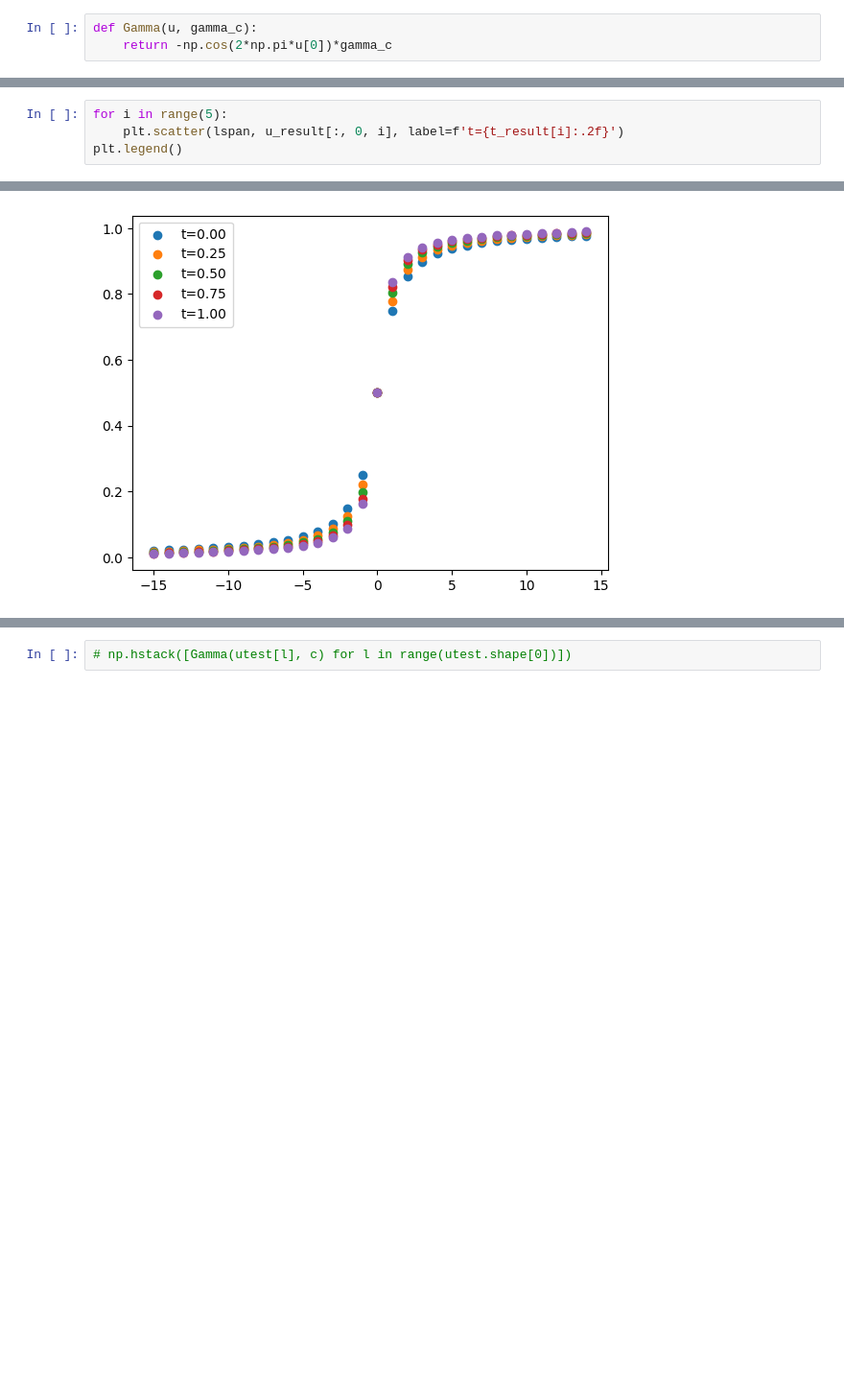
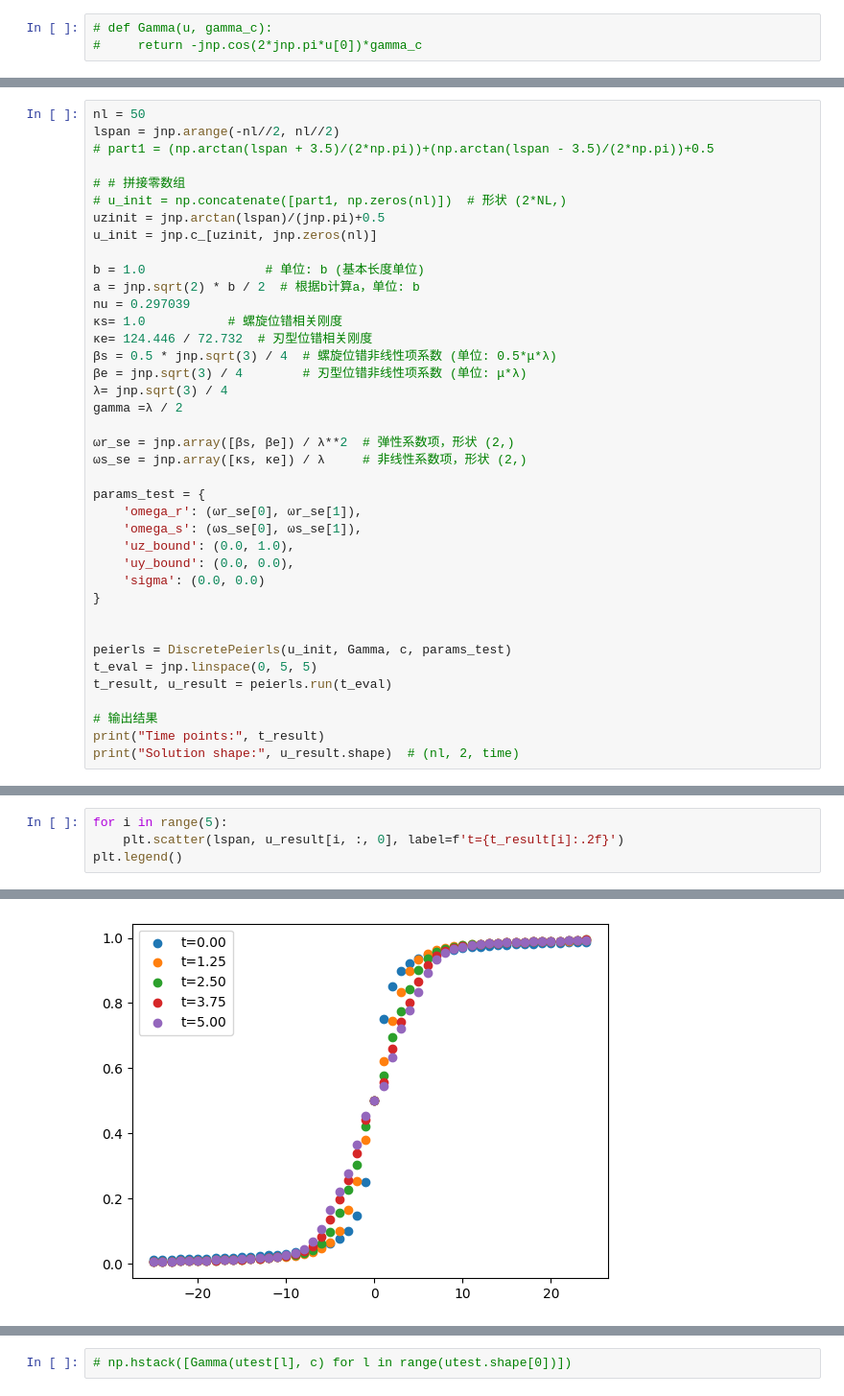
Before and after one commit to huxiangshenghxs/DPFMD, a Jupyter notebook: test.ipynb, the cells around one changed output, grey strips where cells are left out. Shown: that part at 96% size. Cells and saved outputs as stored; diff of their text form; blank space fills up the shorter version.

```diff
--- a/test.ipynb
+++ b/test.ipynb
@@ -8,4 +7,4 @@ from matplotlib import pyplot as plt
 # %%
-def Gamma(u, gamma_c):
-    return -np.cos(2*np.pi*u[0])*gamma_c
+# def Gamma(u, gamma_c):
+#     return -jnp.cos(2*jnp.pi*u[0])*gamma_c
 # %%
@@ -52,0 +182,39 @@ t_result, u_result = peierls.run(t_span, t_eval)
+# %%
+nl = 50
+lspan = jnp.arange(-nl//2, nl//2)
+# part1 = (np.arctan(lspan + 3.5)/(2*np.pi))+(np.arctan(lspan - 3.5)/(2*np.pi))+0.5
+
+# # 拼接零数组
+# u_init = np.concatenate([part1, np.zeros(nl)])  # 形状 (2*NL,)
+uzinit = jnp.arctan(lspan)/(jnp.pi)+0.5
+u_init = jnp.c_[uzinit, jnp.zeros(nl)]
+
+b = 1.0                # 单位: b (基本长度单位)
+a = jnp.sqrt(2) * b / 2  # 根据b计算a，单位: b
+nu = 0.297039
+κs= 1.0           # 螺旋位错相关刚度
+κe= 124.446 / 72.732  # 刃型位错相关刚度
+βs = 0.5 * jnp.sqrt(3) / 4  # 螺旋位错非线性项系数 (单位: 0.5*μ*λ)
+βe = jnp.sqrt(3) / 4        # 刃型位错非线性项系数 (单位: μ*λ)
+λ= jnp.sqrt(3) / 4
+gamma =λ / 2
+
+ωr_se = jnp.array([βs, βe]) / λ**2  # 弹性系数项，形状 (2,)
+ωs_se = jnp.array([κs, κe]) / λ     # 非线性系数项，形状 (2,)
+
+params_test = {
+    'omega_r': (ωr_se[0], ωr_se[1]),
+    'omega_s': (ωs_se[0], ωs_se[1]),
+    'uz_bound': (0.0, 1.0),
+    'uy_bound': (0.0, 0.0),
+    'sigma': (0.0, 0.0)
+}
+
+
+peierls = DiscretePeierls(u_init, Gamma, c, params_test)
+t_eval = jnp.linspace(0, 5, 5)
+t_result, u_result = peierls.run(t_eval)
+
+# 输出结果
+print("Time points:", t_result)
+print("Solution shape:", u_result.shape)  # (nl, 2, time)
@@ -53,7 +224,7 @@ t_result, u_result = peierls.run(t_span, t_eval)
 # %%
 for i in range(5):
-    plt.scatter(lspan, u_result[:, 0, i], label=f't={t_result[i]:.2f}')
+    plt.scatter(lspan, u_result[i, :, 0], label=f't={t_result[i]:.2f}')
 plt.legend()
 # %% [output]
 <matplotlib.legend.Legend at 0x...>
-[figure, old version]
+[figure, new version]
```
Also changed, not shown: parts of 10 cells of this notebook, 2 other files.
